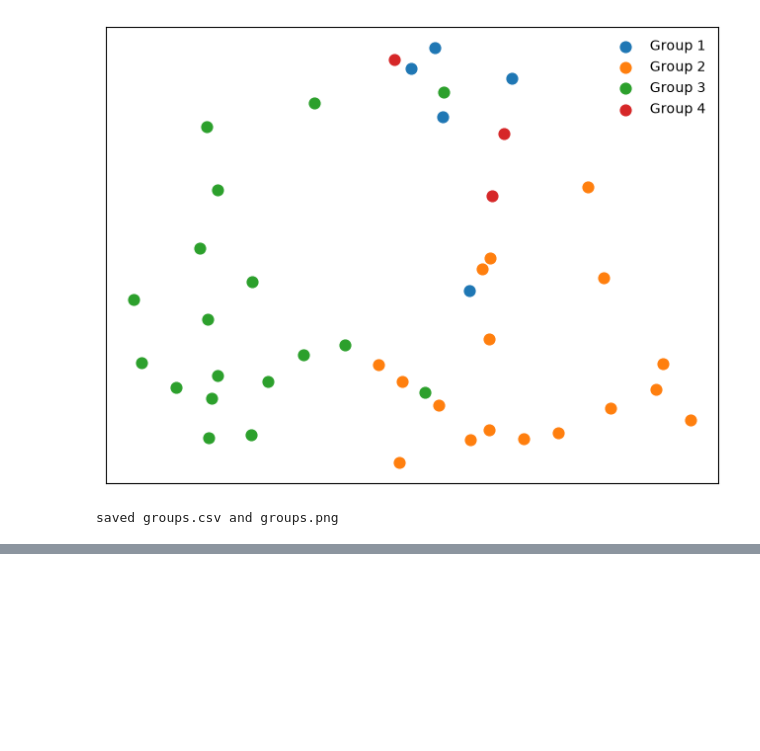
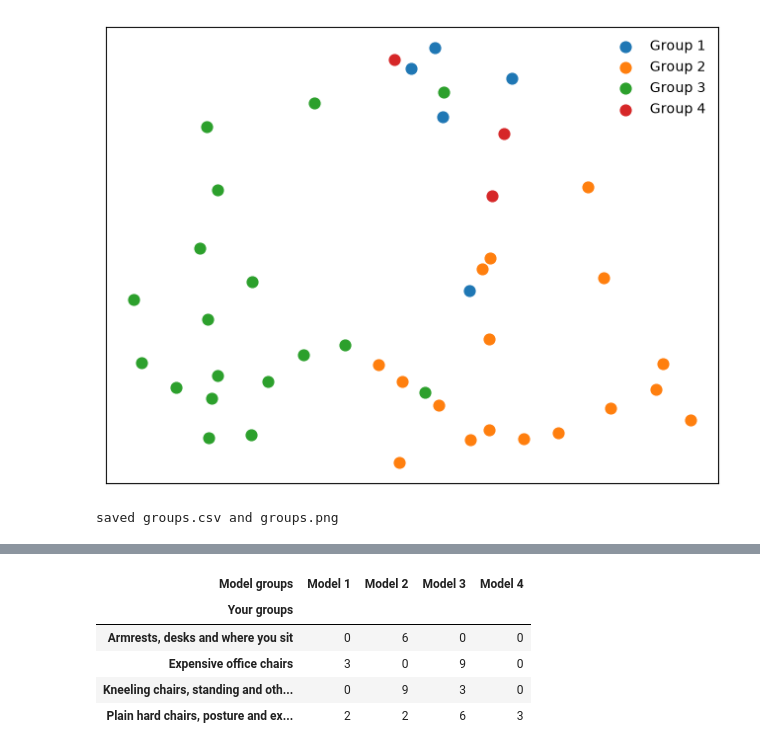
Before and after one commit to chuanenlin/mlfordesign, a Jupyter notebook: notebooks/week-02-cluster-notes.ipynb, the cells around one changed output, grey strips where cells are left out. Saved outputs shown, nothing was run; the diff lists cells and outputs as text; code cells hidden in the pictures; blank space fills up the shorter version.

```diff
--- a/notebooks/week-02-cluster-notes.ipynb
+++ b/notebooks/week-02-cluster-notes.ipynb
@@ -115,0 +120,79 @@ saved groups.csv and groups.png
+# %%
+# Your own groups: one line per note, "note number, group name", numbered from 1 in the order printed above.
+MY_GROUPS = """
+1, a group name
+2, another group name
+"""
+
+if USE_EXAMPLE:  # the groups we made by hand for the 43 comments
+    MY_GROUPS = """
+3, Expensive office chairs
+5, Expensive office chairs
+6, Expensive office chairs
+7, Expensive office chairs
+8, Expensive office chairs
+10, Expensive office chairs
+12, Expensive office chairs
+20, Expensive office chairs
+24, Expensive office chairs
+37, Expensive office chairs
+38, Expensive office chairs
+43, Expensive office chairs
+1, Kneeling chairs, standing and other ways to sit
+2, Kneeling chairs, standing and other ways to sit
+9, Kneeling chairs, standing and other ways to sit
+13, Kneeling chairs, standing and other ways to sit
+15, Kneeling chairs, standing and other ways to sit
+16, Kneeling chairs, standing and other ways to sit
+17, Kneeling chairs, standing and other ways to sit
+21, Kneeling chairs, standing and other ways to sit
+22, Kneeling chairs, standing and other ways to sit
+34, Kneeling chairs, standing and other ways to sit
+40, Kneeling chairs, standing and other ways to sit
+41, Kneeling chairs, standing and other ways to sit
+4, Plain hard chairs, posture and exercise
+11, Plain hard chairs, posture and exercise
+14, Plain hard chairs, posture and exercise
+23, Plain hard chairs, posture and exercise
+25, Plain hard chairs, posture and exercise
+26, Plain hard chairs, posture and exercise
+27, Plain hard chairs, posture and exercise
+28, Plain hard chairs, posture and exercise
+29, Plain hard chairs, posture and exercise
+35, Plain hard chairs, posture and exercise
+36, Plain hard chairs, posture and exercise
+39, Plain hard chairs, posture and exercise
+42, Plain hard chairs, posture and exercise
+18, Armrests, desks and where you sit
+19, Armrests, desks and where you sit
+30, Armrests, desks and where you sit
+31, Armrests, desks and where you sit
+32, Armrests, desks and where you sit
+33, Armrests, desks and where you sit
+"""
+
+import pandas as pd
+mine = {}
+for line in MY_GROUPS.strip().splitlines():
+    n, g = line.split(",", 1)
+    mine[int(n) - 1] = g.strip()
+rows = sorted(mine)
+table = pd.crosstab(pd.Series([mine[i] for i in rows], name="Your groups"),
+                    pd.Series([f"Model {km.labels_[i] + 1}" for i in rows], name="Model groups"))
+display(table)
+
+print("\nNotes in each of your groups that the model put somewhere else:")
+for g in table.index:
+    idx = [i for i in rows if mine[i] == g]
+    main = pd.Series([km.labels_[i] for i in idx]).mode()[0]
+    away = [i for i in idx if km.labels_[i] != main]
+    print(f"\n{g}: {len(idx)} notes, {len(idx) - len(away)} in Model {main + 1}")
+    for i in away:
+        print(f"  {i + 1} (Model {km.labels_[i] + 1}): " + notes[i][:110] + ("…" if len(notes[i]) > 110 else ""))
+# %% [output]
+| Model groups | Model 1 | Model 2 | Model 3 | Model 4 |
+| Your groups |  |  |  |  |
+| Armrests, desks and where you sit | 0 | 6 | 0 | 0 |
+| Expensive office chairs | 3 | 0 | 9 | 0 |
+| Kneeling chairs, standing and oth... | 0 | 9 | 3 | 0 |
+| Plain hard chairs, posture and ex... | 2 | 2 | 6 | 3 |
```
Also changed, not shown: parts of 2 cells of this notebook, 3 other files.
